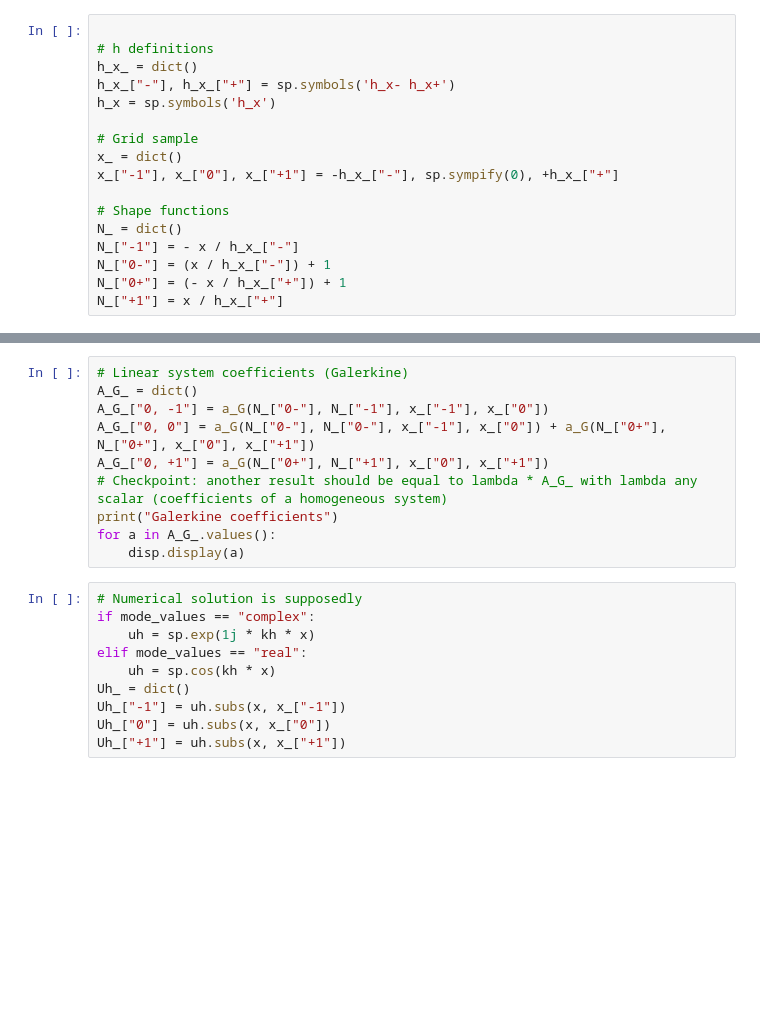
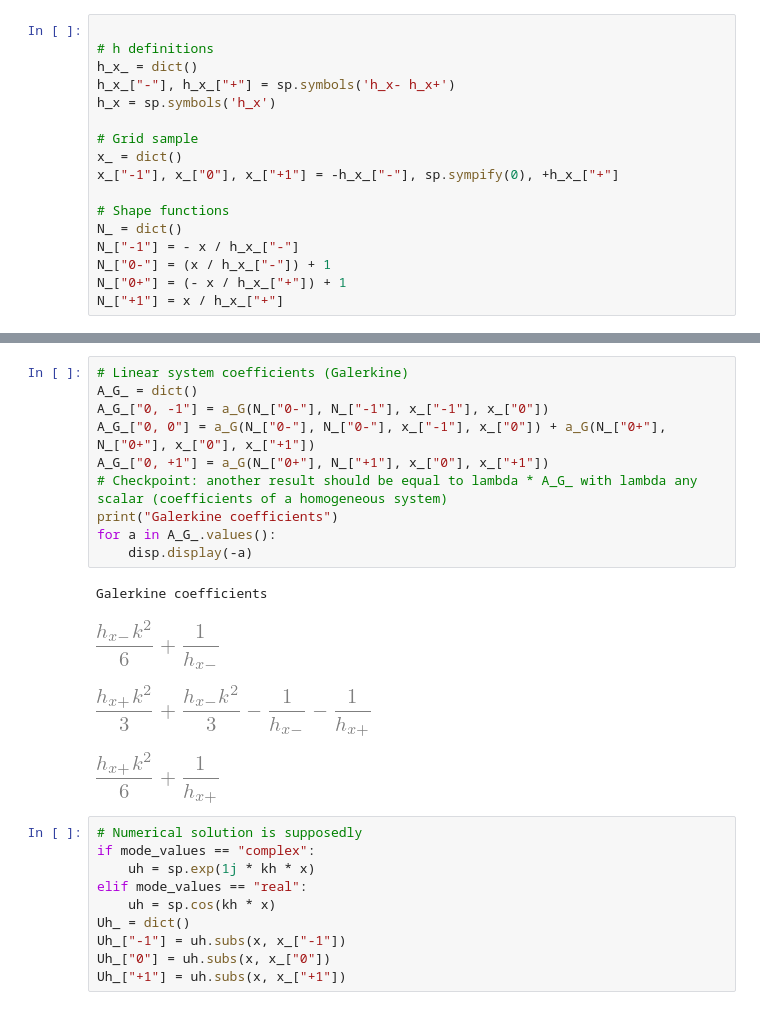
Before and after one commit to vitaldenodrest/greenwich, a Jupyter notebook: M0/notebook1D.ipynb, the cells around one changed output, grey strips where cells are left out. Drawn from its saved outputs; the diff is of its cells as text; blank space fills up the shorter version.

```diff
--- a/M0/notebook1D.ipynb
+++ b/M0/notebook1D.ipynb
@@ -80,13 +88,18 @@ ax.set_ylim(ymin=0, ymax=1)
 # %%
 # Linear system coefficients (Galerkine)
 A_G_ = dict()
 A_G_["0, -1"] = a_G(N_["0-"], N_["-1"], x_["-1"], x_["0"])
 A_G_["0, 0"] = a_G(N_["0-"], N_["0-"], x_["-1"], x_["0"]) + a_G(N_["0+"], N_["0+"], x_["0"], x_["+1"])
 A_G_["0, +1"] = a_G(N_["0+"], N_["+1"], x_["0"], x_["+1"])
 # Checkpoint: another result should be equal to lambda * A_G_ with lambda any scalar (coefficients of a homogeneous system)
 print("Galerkine coefficients")
 for a in A_G_.values():
-    disp.display(a)
+    disp.display(-a)
+# %% [output]
+Galerkine coefficients
+[figure, added]
+[figure, added]
+[figure, added]
 # %%
 # Numerical solution is supposedly
 if mode_values == "complex":
```
Also changed, not shown: parts of 16 cells of this notebook, 2 other files.
